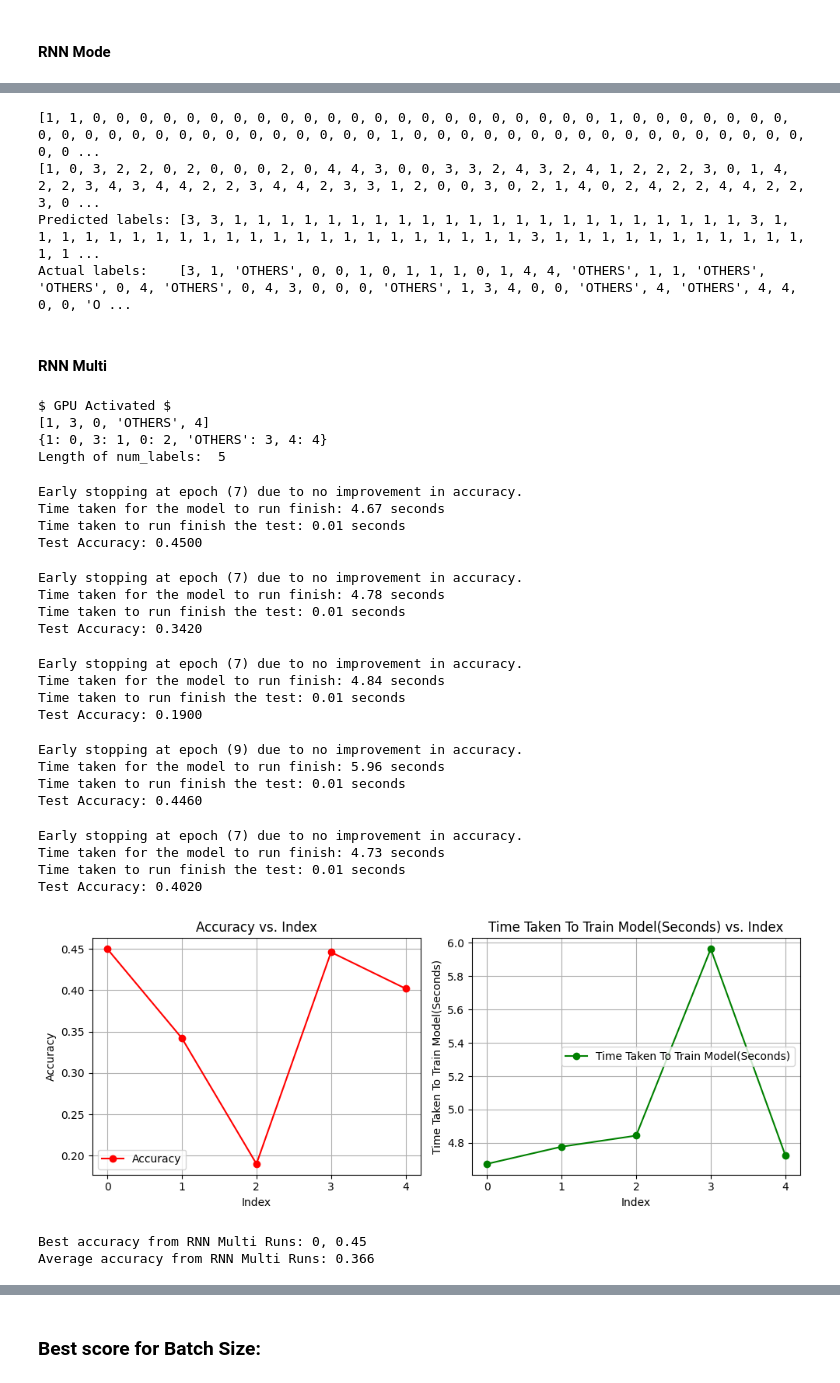
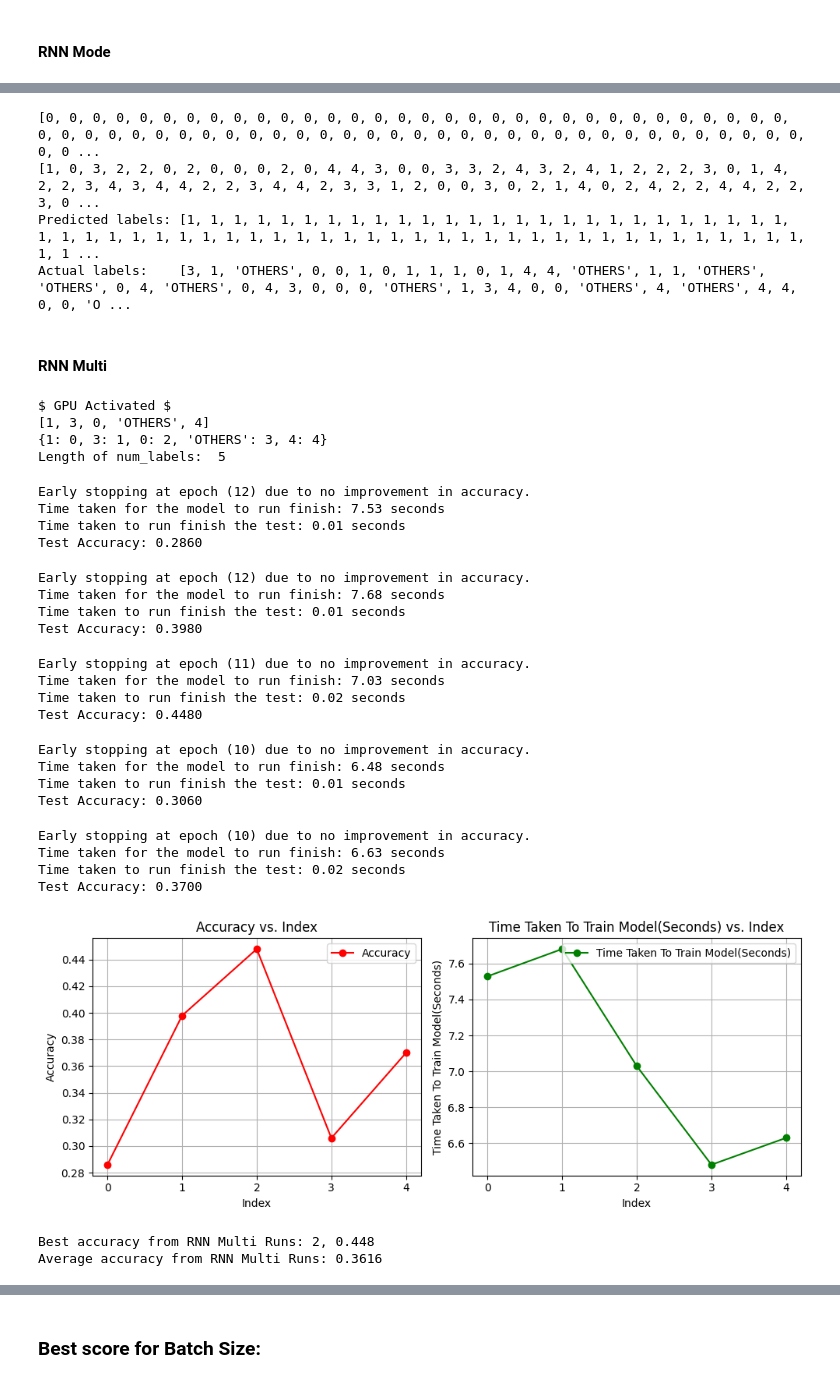
Before and after one commit to jordanlianhs/SC4002-Natural-Language-Processing, a Jupyter notebook: CZ4045 Part 1 latest copy Jordan.ipynb, the cells around one changed output, grey strips where cells are left out. Drawn from its saved outputs; the diff is of its cells as text; code cells hidden in the pictures.

```diff
--- a/CZ4045 Part 1 latest copy Jordan.ipynb
+++ b/CZ4045 Part 1 latest copy Jordan.ipynb
@@ -541,7 +541,7 @@ def plot_findings(X_axis: list, Y_axis: list, X_label: str, Y_labels: list = ["A
 # %%
 # # TO FIND OPTIMAL PARAMETERS
 batch_size = 128
-hidden_dim = 512
+hidden_dim = 256
 embedding_dim = w2v.vector_size
 early_stopper = EarlyStopper(patience=3)
 device = get_device()
@@ -610,7 +610,7 @@ also assuming that the other parameters used are constant, for eg batch_size, hi
 #### Mean Mode
 # %%
 batch_size = 128
-hidden_dim = 512
+hidden_dim = 256
 embedding_dim = w2v.vector_size
 early_stopper = EarlyStopper(patience=3)
 device = get_device()
@@ -695,7 +695,7 @@ Actual labels:    [3, 1, 'OTHERS', 0, 0, 1, 0, 1, 1, 1, 0, 1, 4, 4, 'OTHERS', 1,
 #### Max Mode
 # %%
 batch_size = 128
-hidden_dim = 512
+hidden_dim = 256
 embedding_dim = w2v.vector_size
 early_stopper = EarlyStopper(patience=3)
 device = get_device()
@@ -780,7 +780,7 @@ Actual labels:    [3, 1, 'OTHERS', 0, 0, 1, 0, 1, 1, 1, 0, 1, 4, 4, 'OTHERS', 1,
 #### RNN Mode
 # %%
 batch_size = 128
-hidden_dim = 512
+hidden_dim = 256
 embedding_dim = w2v.vector_size
 early_stopper = EarlyStopper(patience=3)
 device = get_device()
@@ -856,15 +856,15 @@ print(actual_labels[acc.index(max(acc))])
 print("Predicted labels:",[labels_dict_inverse[i] for i in predicted_labels[acc.index(max(acc))]])
 print("Actual labels:   ",[labels_dict_inverse[i] for i in actual_labels[acc.index(max(acc))]])
 # %% [output]
-[1, 1, 0, 0, 0, 0, 0, 0, 0, 0, 0, 0, 0, 0, 0, 0, 0, 0, 0, 0, 0, 0, 0, 0, 1, 0, 0, 0, 0, 0, 0, 0, 0, 0, 0, 0, 0, 0, 0, 0, 0, 0, 0, 0, 0, 0, 0, 1, 0, 0, 0, 0, 0, 0, 0, 0, 0, 0, 0, 0, 0, 0, 0, 0, 0, 0, 0 ...
+[0, 0, 0, 0, 0, 0, 0, 0, 0, 0, 0, 0, 0, 0, 0, 0, 0, 0, 0, 0, 0, 0, 0, 0, 0, 0, 0, 0, 0, 0, 0, 0, 0, 0, 0, 0, 0, 0, 0, 0, 0, 0, 0, 0, 0, 0, 0, 0, 0, 0, 0, 0, 0, 0, 0, 0, 0, 0, 0, 0, 0, 0, 0, 0, 0, 0, 0 ...
 [1, 0, 3, 2, 2, 0, 2, 0, 0, 0, 2, 0, 4, 4, 3, 0, 0, 3, 3, 2, 4, 3, 2, 4, 1, 2, 2, 2, 3, 0, 1, 4, 2, 2, 3, 4, 3, 4, 4, 2, 2, 3, 4, 4, 2, 3, 3, 1, 2, 0, 0, 3, 0, 2, 1, 4, 0, 2, 4, 2, 2, 4, 4, 2, 2, 3, 0 ...
-Predicted labels: [3, 3, 1, 1, 1, 1, 1, 1, 1, 1, 1, 1, 1, 1, 1, 1, 1, 1, 1, 1, 1, 1, 1, 1, 3, 1, 1, 1, 1, 1, 1, 1, 1, 1, 1, 1, 1, 1, 1, 1, 1, 1, 1, 1, 1, 1, 1, 3, 1, 1, 1, 1, 1, 1, 1, 1, 1, 1, 1, 1, 1 ...
+Predicted labels: [1, 1, 1, 1, 1, 1, 1, 1, 1, 1, 1, 1, 1, 1, 1, 1, 1, 1, 1, 1, 1, 1, 1, 1, 1, 1, 1, 1, 1, 1, 1, 1, 1, 1, 1, 1, 1, 1, 1, 1, 1, 1, 1, 1, 1, 1, 1, 1, 1, 1, 1, 1, 1, 1, 1, 1, 1, 1, 1, 1, 1 ...
 Actual labels:    [3, 1, 'OTHERS', 0, 0, 1, 0, 1, 1, 1, 0, 1, 4, 4, 'OTHERS', 1, 1, 'OTHERS', 'OTHERS', 0, 4, 'OTHERS', 0, 4, 3, 0, 0, 0, 'OTHERS', 1, 3, 4, 0, 0, 'OTHERS', 4, 'OTHERS', 4, 4, 0, 0, 'O ...
 # %% [markdown]
 #### RNN Multi
 # %%
 batch_size = 128
-hidden_dim = 512
+hidden_dim = 256
 embedding_dim = w2v.vector_size
 early_stopper = EarlyStopper(patience=3)
 device = get_device()
@@ -887,53 +887,53 @@ predicted_labels, actual_labels = [], []
 rnn_multi_run_index = [i for i in range(5)]
 
 for run in rnn_multi_run_index:
     train_data_loader, validation_data_loader = get_training_data(
         batch_size, w2v, train_df, validation_df)
     test_data_loader = get_test_data(batch_size, w2v, random_seed=random_seed)
     model = get_model(embedding_dim, hidden_dim, num_labels,
                       pretrained_embeddings, dropout_prob=dropout_prob)
     early_stopper = EarlyStopper(patience=3)
 
     _, _, _, _, time_taken = train_model(model, train_data_loader, validation_data_loader, mode=mode,
                                          device=device, epochs=epoch, random_initial_state=False,
                                          learning_rate=learning_rate, early_stopper=early_stopper, debug=False)
     predicted_label, actual_label, test_accuracy = test_model(model=model, test_data_loader=test_data_loader, mode=mode, device=device)
     acc.append(test_accuracy)
     tt.append(time_taken)
     predicted_labels.append(predicted_label)
     actual_labels.append(actual_label)
 
 plot_findings(rnn_multi_run_index, [acc, tt], "Index")
 print(f"Best accuracy from RNN Multi Runs: {rnn_multi_run_index[acc.index(max(acc))]}, {max(acc)}")
 print(f"Average accuracy from RNN Multi Runs: {sum(acc)/len(acc)}")
 # %% [output]
 $ GPU Activated $
 [1, 3, 0, 'OTHERS', 4]
 {1: 0, 3: 1, 0: 2, 'OTHERS': 3, 4: 4}
 Length of num_labels:  5
-Early stopping at epoch (7) due to no improvement in accuracy.
-Time taken for the model to run finish: 4.67 seconds
+Early stopping at epoch (12) due to no improvement in accuracy.
+Time taken for the model to run finish: 7.53 seconds
 Time taken to run finish the test: 0.01 seconds
-Test Accuracy: 0.4500
+Test Accuracy: 0.2860
-Early stopping at epoch (7) due to no improvement in accuracy.
-Time taken for the model to run finish: 4.78 seconds
+Early stopping at epoch (12) due to no improvement in accuracy.
+Time taken for the model to run finish: 7.68 seconds
 Time taken to run finish the test: 0.01 seconds
-Test Accuracy: 0.3420
+Test Accuracy: 0.3980
-Early stopping at epoch (7) due to no improvement in accuracy.
-Time taken for the model to run finish: 4.84 seconds
-Time taken to run finish the test: 0.01 seconds
-Test Accuracy: 0.1900
+Early stopping at epoch (11) due to no improvement in accuracy.
+Time taken for the model to run finish: 7.03 seconds
+Time taken to run finish the test: 0.02 seconds
+Test Accuracy: 0.4480
-Early stopping at epoch (9) due to no improvement in accuracy.
-Time taken for the model to run finish: 5.96 seconds
+Early stopping at epoch (10) due to no improvement in accuracy.
+Time taken for the model to run finish: 6.48 seconds
 Time taken to run finish the test: 0.01 seconds
-Test Accuracy: 0.4460
+Test Accuracy: 0.3060
-Early stopping at epoch (7) due to no improvement in accuracy.
-Time taken for the model to run finish: 4.73 seconds
-Time taken to run finish the test: 0.01 seconds
-Test Accuracy: 0.4020
+Early stopping at epoch (10) due to no improvement in accuracy.
+Time taken for the model to run finish: 6.63 seconds
+Time taken to run finish the test: 0.02 seconds
+Test Accuracy: 0.3700
-[figure, old version]
+[figure, new version]
-Best accuracy from RNN Multi Runs: 0, 0.45
-Average accuracy from RNN Multi Runs: 0.366
+Best accuracy from RNN Multi Runs: 2, 0.448
+Average accuracy from RNN Multi Runs: 0.3616
 # %%
 print(predicted_labels[acc.index(max(acc))])
 print(actual_labels[acc.index(max(acc))])
```
Also changed, not shown: parts of 13 cells of this notebook.
